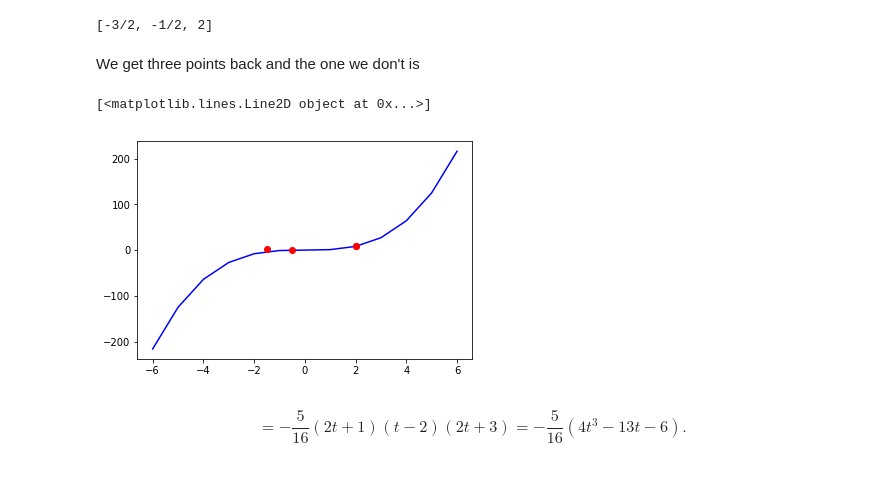
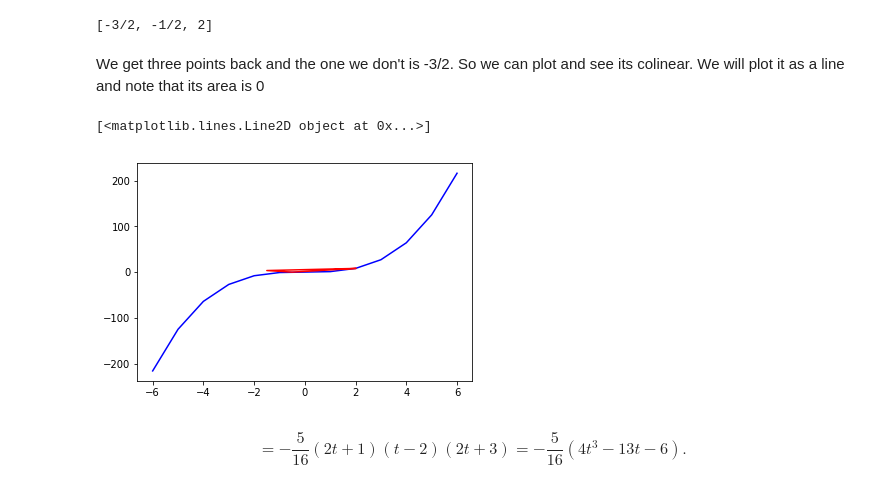
Before and after one commit to jgab3103/Jamie-Gabriel, a Jupyter notebook: Notebooks/Algebraic_Calculus_Notes_3.ipynb, the cells around one changed output. Saved outputs shown, nothing was run; the diff lists cells and outputs as text; code cells hidden in the pictures.

```diff
--- a/Notebooks/Algebraic_Calculus_Notes_3.ipynb
+++ b/Notebooks/Algebraic_Calculus_Notes_3.ipynb
@@ -231,23 +231,23 @@ sp.solve(e, t)
 # %% [output]
 [-3/2, -1/2, 2]
 # %% [markdown]
-We get three points back and the one we don't is
+We get three points back and the one we don't is -3/2. So we can plot and see its colinear. We will plot it as a line and note that its area is 0
 # %%
 fig, ax = plt.subplots()
 x2 = np.arange(start=-6, stop=7, step=1)
 y2 = x2^3
 
 points_choice = np.array([[2,8],[-3/2, 27/8], [-1/2,-1/8]])
 points_for_plotting = np.append(points_choice, [points_choice[0]], axis=0)
 
 x1 = [e[0] for e in points_for_plotting]
 y1 = [e[1] for e in points_for_plotting]
 
 plt.plot(x2, y2, 'b')
-plt.plot(x1, y1, 'ro')
+plt.plot(x1, y1, 'r')
 # %% [output]
 [<matplotlib.lines.Line2D object at 0x...>]
-[figure, old version]
+[figure, new version]
 # %% [markdown]
 $$  =-\frac{5}{16}(2t+1)(t-2)(2t+3)=-\frac{5}{16}(4t^3-13t-6).$$
 # %% [markdown]
```
